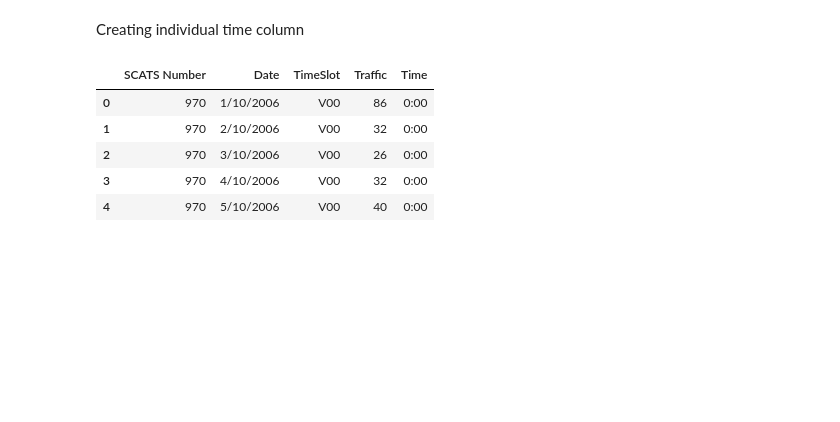
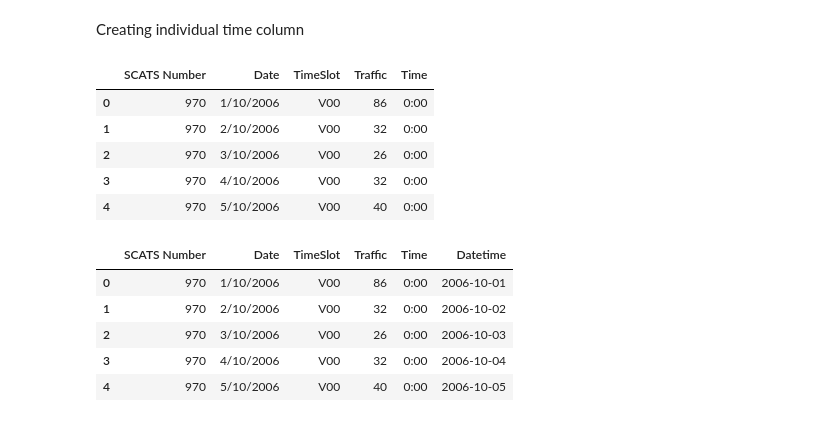
Before and after one commit to Asif1122-N/Assignment2B, a Jupyter notebook: notebook/eda.ipynb, the cells around one changed output. Cells and saved outputs as stored; diff of their text form; code cells hidden in the pictures; blank space fills up the shorter version.

```diff
--- a/notebook/eda.ipynb
+++ b/notebook/eda.ipynb
@@ -130,3 +130,18 @@ df_long.head()
 | 2 | 970 | 3/10/2006 | V00 | 26 | 0:00 |
 | 3 | 970 | 4/10/2006 | V00 | 32 | 0:00 |
 | 4 | 970 | 5/10/2006 | V00 | 40 | 0:00 |
+# %%
+#coneecting the time slot and time into one column for better analysis
+df_long["Datetime"] = pd.to_datetime(
+    df_long["Date"] + " " + df_long["Time"],
+    dayfirst=True
+)
+
+df_long.head()
+# %% [output]
+|  | SCATS Number | Date | TimeSlot | Traffic | Time | Datetime |
+| 0 | 970 | 1/10/2006 | V00 | 86 | 0:00 | 2006-10-01 |
+| 1 | 970 | 2/10/2006 | V00 | 32 | 0:00 | 2006-10-02 |
+| 2 | 970 | 3/10/2006 | V00 | 26 | 0:00 | 2006-10-03 |
+| 3 | 970 | 4/10/2006 | V00 | 32 | 0:00 | 2006-10-04 |
+| 4 | 970 | 5/10/2006 | V00 | 40 | 0:00 | 2006-10-05 |
```
Also changed, not shown: parts of 7 cells of this notebook.
